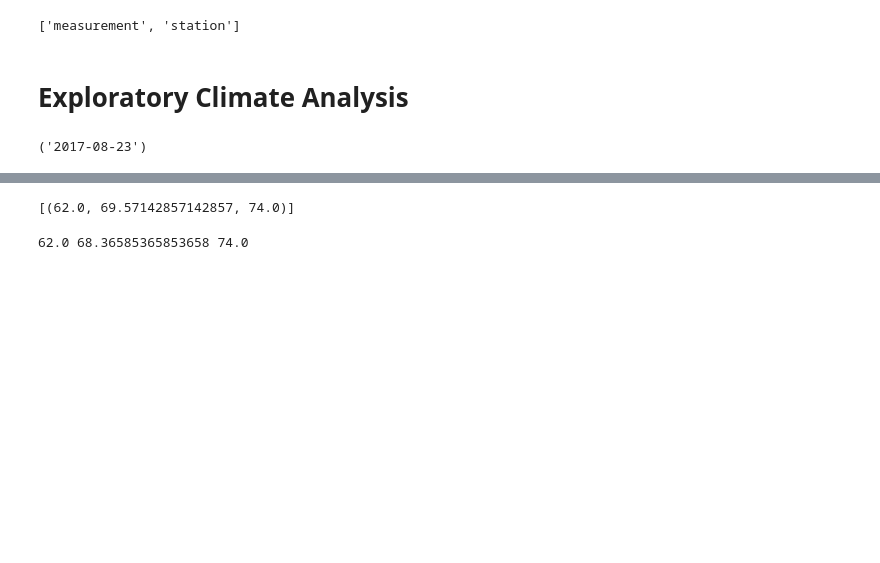
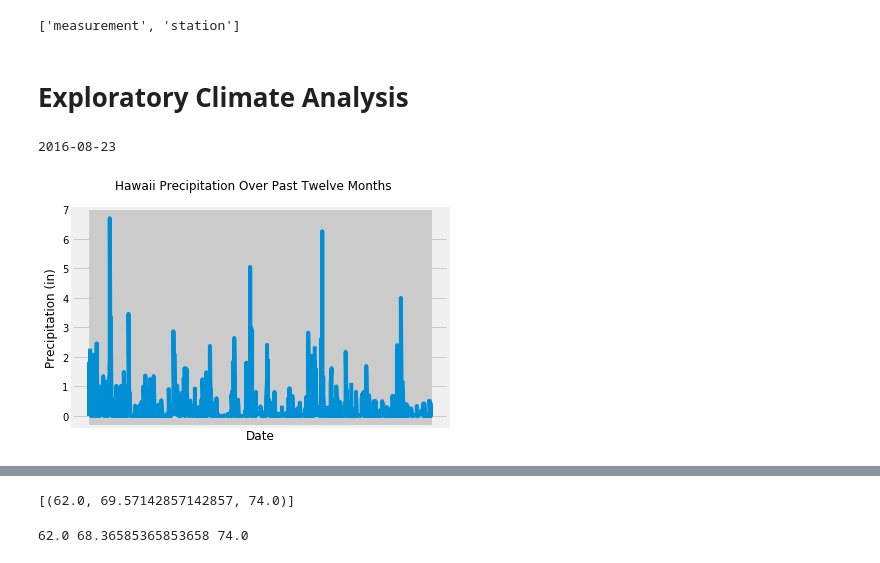
Before and after one commit to SMahashraya/08-Data-Storage, a Jupyter notebook: climate_scratchpad.ipynb, the cells around one changed output, grey strips where cells are left out. Cells and saved outputs as stored; diff of their text form; code cells hidden in the pictures; blank space fills up the shorter version.

```diff
--- a/climate_scratchpad.ipynb
+++ b/climate_scratchpad.ipynb
@@ -40,20 +40,39 @@ session = Session(engine)
 # Exploratory Climate Analysis
 # %%
 # Design a query to retrieve the last 12 months of precipitation data and plot the results
-# twelve_months = dt.date.today() - relativedelta(months=12)
-# prcp_to_year = session.query(Measurement.date, Measurement.prcp).\
-#     filter(Measurement.date >= twelve_months).\
-#     order_by(Measurement.date).all()
-# prcp_to_year
 # Calculate the date 1 year ago from the last data point in the database
-session.query(Measurement.date).order_by(Measurement.date.desc()).first()
+last_date = session.query(Measurement.date).order_by(Measurement.date.desc()).first()
+year_ago = dt.date(2017, 8, 23) - relativedelta(months=12)
+print(year_ago)
 
 # Perform a query to retrieve the data and precipitation scores
+prcp_to_year = session.query(Measurement.date, Measurement.prcp).\
+    filter(Measurement.date >= year_ago).\
+    order_by(Measurement.date).all()
+prcp_to_year
 
 # Save the query results as a Pandas DataFrame and set the index to the date column
+prcp_df = pd.DataFrame(prcp_to_year, columns =["Date", "Precipitation (in)"])
+prcp_df.set_index("Date", inplace = True)
+prcp_df.head()
 
 # Sort the dataframe by date
+prcp_df = prcp_df.sort_index()
+prcp_df.head(20)
 
 # Use Pandas Plotting with Matplotlib to plot the data
+fig = plt.figure()
+plt.plot(prcp_df)
+fig.suptitle("Hawaii Precipitation Over Past Twelve Months")
+plt.xlabel("Date")
+plt.ylabel("Precipitation (in)")
+plt.tick_params(
+    axis = "x",
+    which = "both",
+    bottom = False,
+    top = False,
+    labelbottom = False)
+fig.savefig("Hawaii_PRCP.png")
 # %% [output]
-('2017-08-23')
+2016-08-23
+[figure, added]
```
Also changed, not shown: parts of 8 cells of this notebook, 2 other files.
